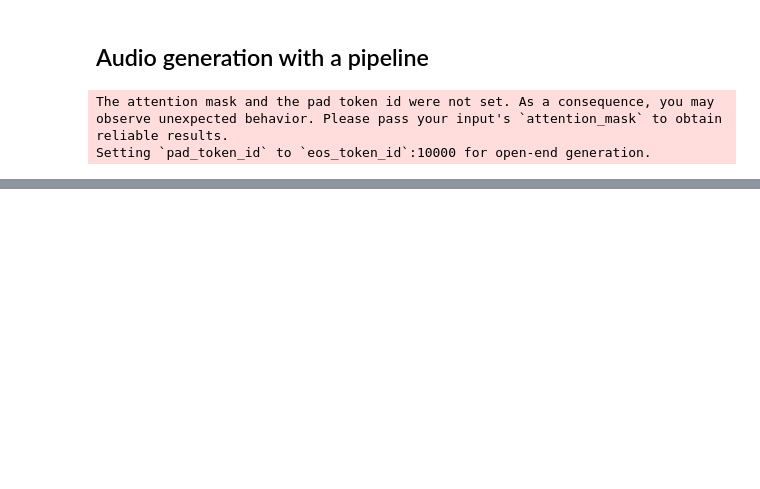
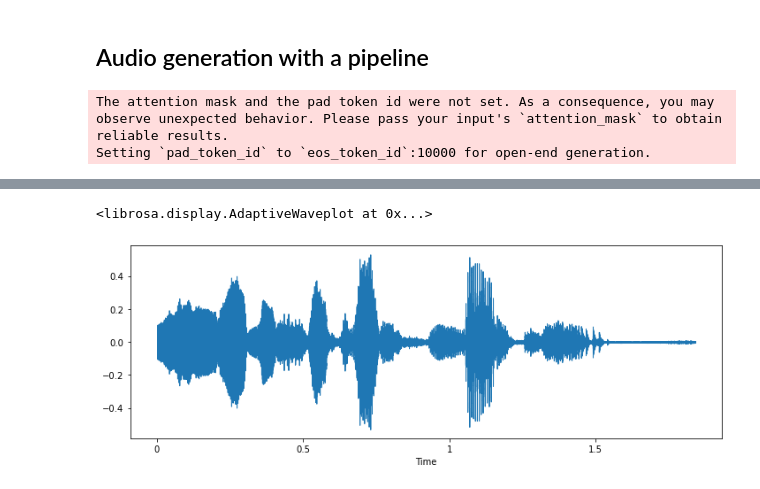
Before and after one commit to BanSangSu/Hugging_Face_Audio_Course, a Jupyter notebook: Unit2-audio_applications/unit2_practice.ipynb, the cells around one changed output, grey strips where cells are left out. Cells and saved outputs as stored; diff of their text form; code cells hidden in the pictures; blank space fills up the shorter version.

```diff
--- a/Unit2-audio_applications/unit2_practice.ipynb
+++ b/Unit2-audio_applications/unit2_practice.ipynb
@@ -128,0 +132,7 @@ Audio(output["audio"][0], rate=output["sampling_rate"])
+# %%
+from datasets import load_dataset
+
+voxpopuli_de = load_dataset("facebook/voxpopuli", "de", streaming=True)
+# %%
+de_samples = voxpopuli_de["train"].take(3)
+de_samples
@@ -128,0 +144,3 @@ Audio(output["audio"][0], rate=output["sampling_rate"])
+# %%
+example = list(de_samples)[-1]
+example
@@ -128,0 +168,14 @@ Audio(output["audio"][0], rate=output["sampling_rate"])
+# %%
+# Waveform
+
+import librosa
+import matplotlib.pyplot as plt
+import librosa.display
+
+array = example["audio"]["array"]
+sampling_rate = example["audio"]["sampling_rate"]
+plt.figure().set_figwidth(12)
+librosa.display.waveshow(array, sr=sampling_rate)
+# %% [output]
+<librosa.display.AdaptiveWaveplot at 0x...>
+[figure, added]
```
Also changed, not shown: parts of 7 cells of this notebook.
